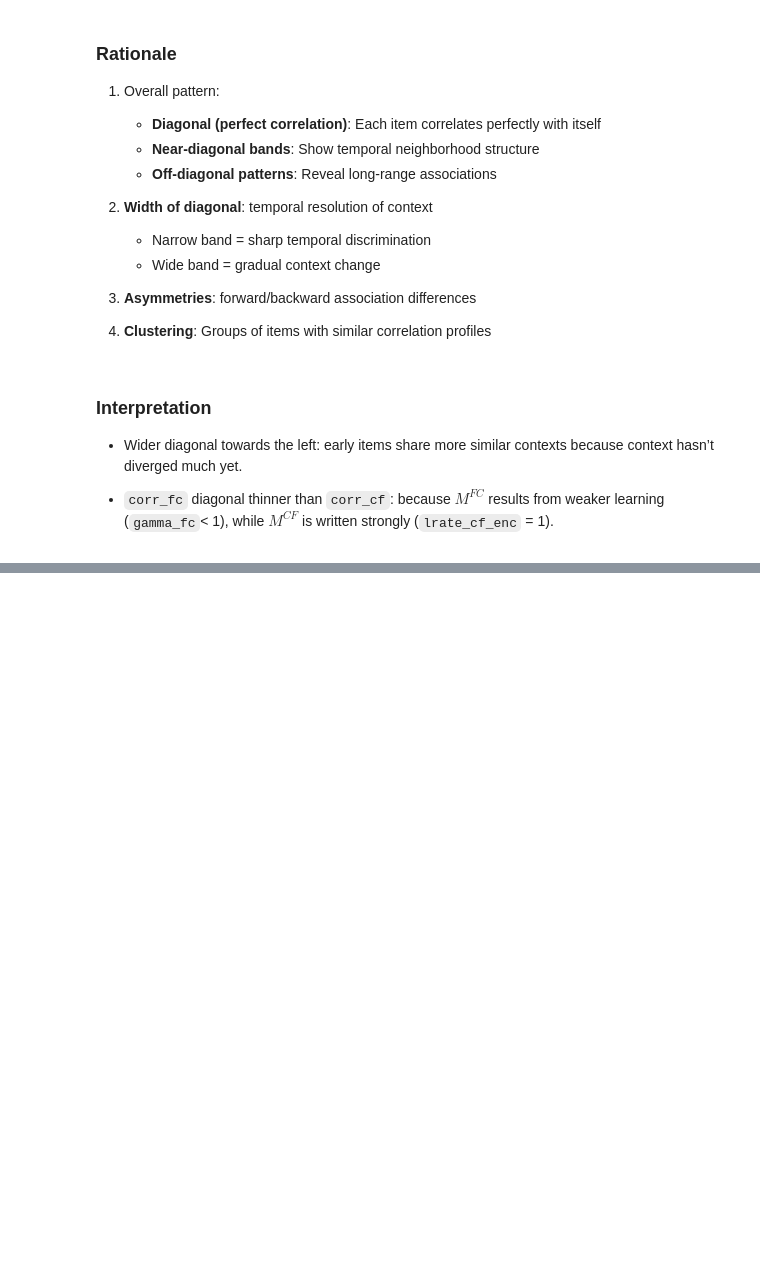
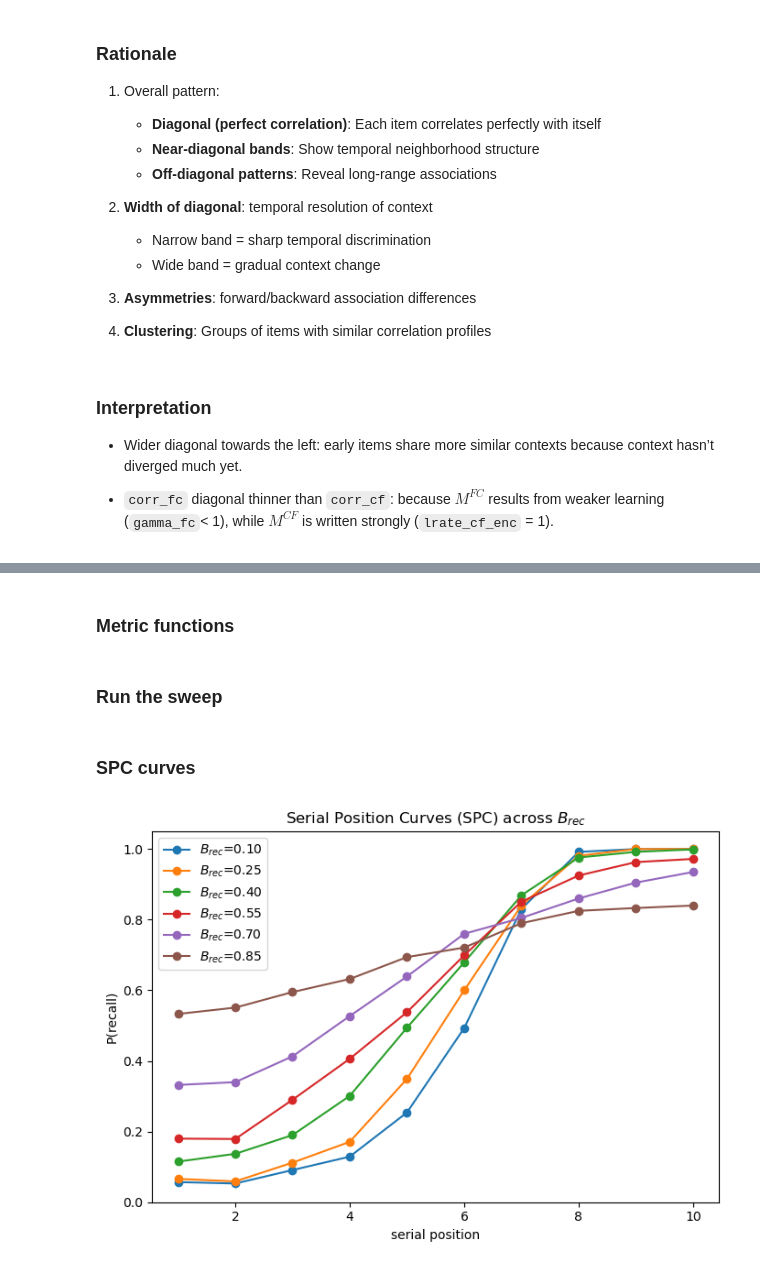
Before and after one commit to beaverjuly/PTSD_MemorySegmentation, a Jupyter notebook: external/CMR_SEM/CMR_SEM_annotated.ipynb, the cells around one changed output, grey strips where cells are left out. Saved outputs shown, nothing was run; the diff lists cells and outputs as text; code cells hidden in the pictures; blank space fills up the shorter version.

```diff
--- a/external/CMR_SEM/CMR_SEM_annotated.ipynb
+++ b/external/CMR_SEM/CMR_SEM_annotated.ipynb
@@ -896,0 +1136,2 @@ plt.show()
+# %% [markdown]
+### Metric functions
@@ -896,0 +1242,48 @@ plt.show()
+# %% [markdown]
+### Run the sweep
+# %%
+sweep_results = {}
+
+for idx, B_rec_val in enumerate(B_rec_grid):
+    seed = BASE_SEED + idx
+
+    recall_sims, times_sims, net_w_fc, net_w_cf = run_cmr_sem_simulation(
+        B_rec=B_rec_val,
+        n_sims=n_sims,
+        seed=seed
+    )
+
+    spc = compute_spc(recall_sims, N)
+    pfr = compute_pfr(recall_sims, N)
+    lag_vals, lag_probs = compute_lag_crp_opportunity_corrected(recall_sims, N)
+    diag = neighbor_advantage_diagnostics(B_rec_val, n_sims=n_sims, seed=seed)
+
+    sweep_results[B_rec_val] = {
+        "recall_sims": recall_sims,
+        "times_sims": times_sims,
+        "SPC": spc,
+        "PFR": pfr,
+        "lag_vals": lag_vals,
+        "lag_probs": lag_probs,
+        "net_w_fc": net_w_fc,
+        "net_w_cf": net_w_cf,
+        "cue_diag": diag
+    }
+# %% [markdown]
+### SPC curves
+# %%
+plt.figure(figsize=(7,5))
+
+for B_rec_val in B_rec_grid:
+    spc = sweep_results[B_rec_val]["SPC"]
+    plt.plot(serial_labels, spc, marker="o", label=f"$B_{{rec}}$={B_rec_val:.2f}")
+
+plt.title("Serial Position Curves (SPC) across $B_{rec}$")
+plt.xlabel("serial position")
+plt.ylabel("P(recall)")
+plt.ylim(0, 1.05)
+plt.legend()
+plt.tight_layout()
+plt.show()
+# %% [output]
+[figure, added]
```
Also changed, not shown: parts of 23 cells of this notebook.
